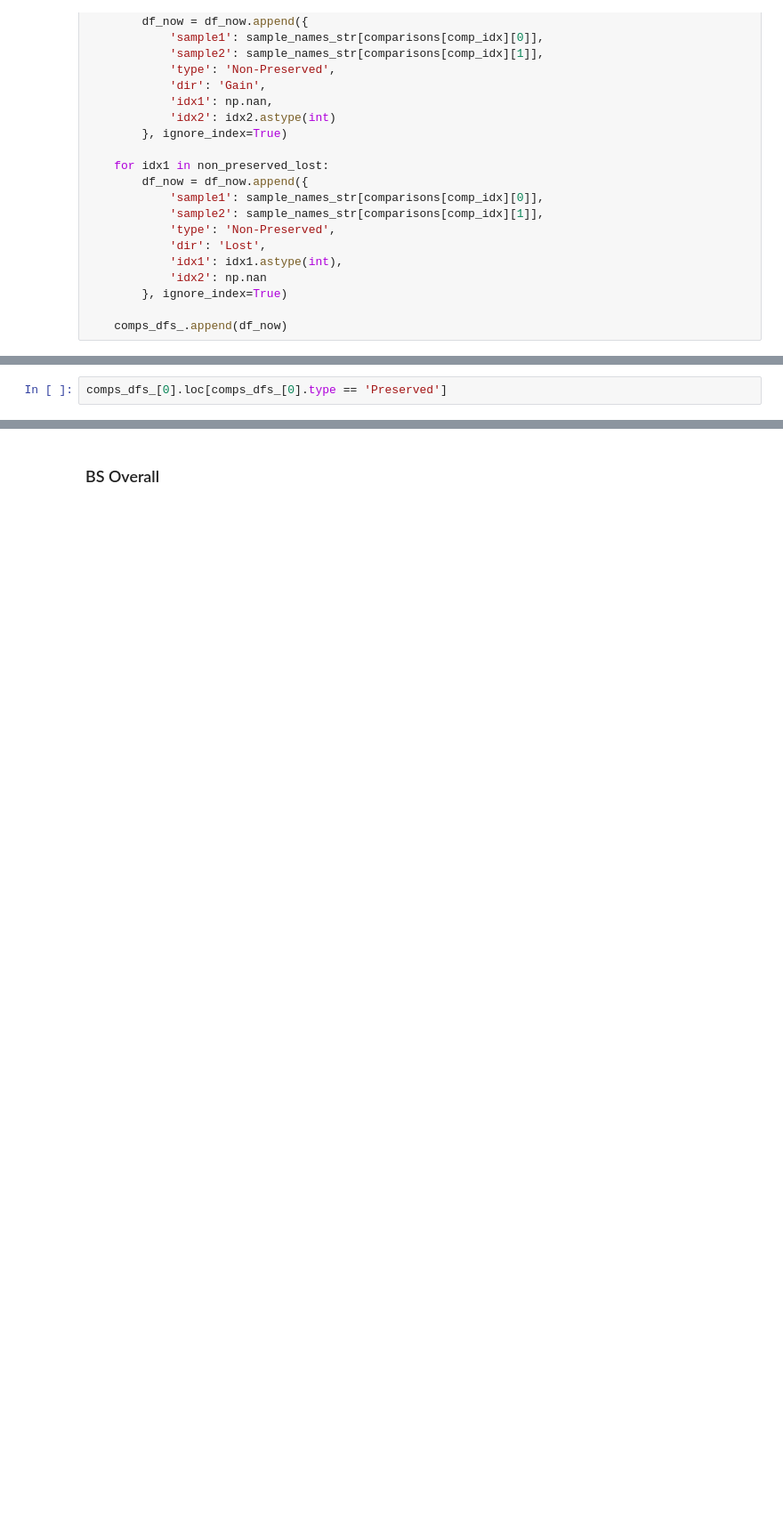
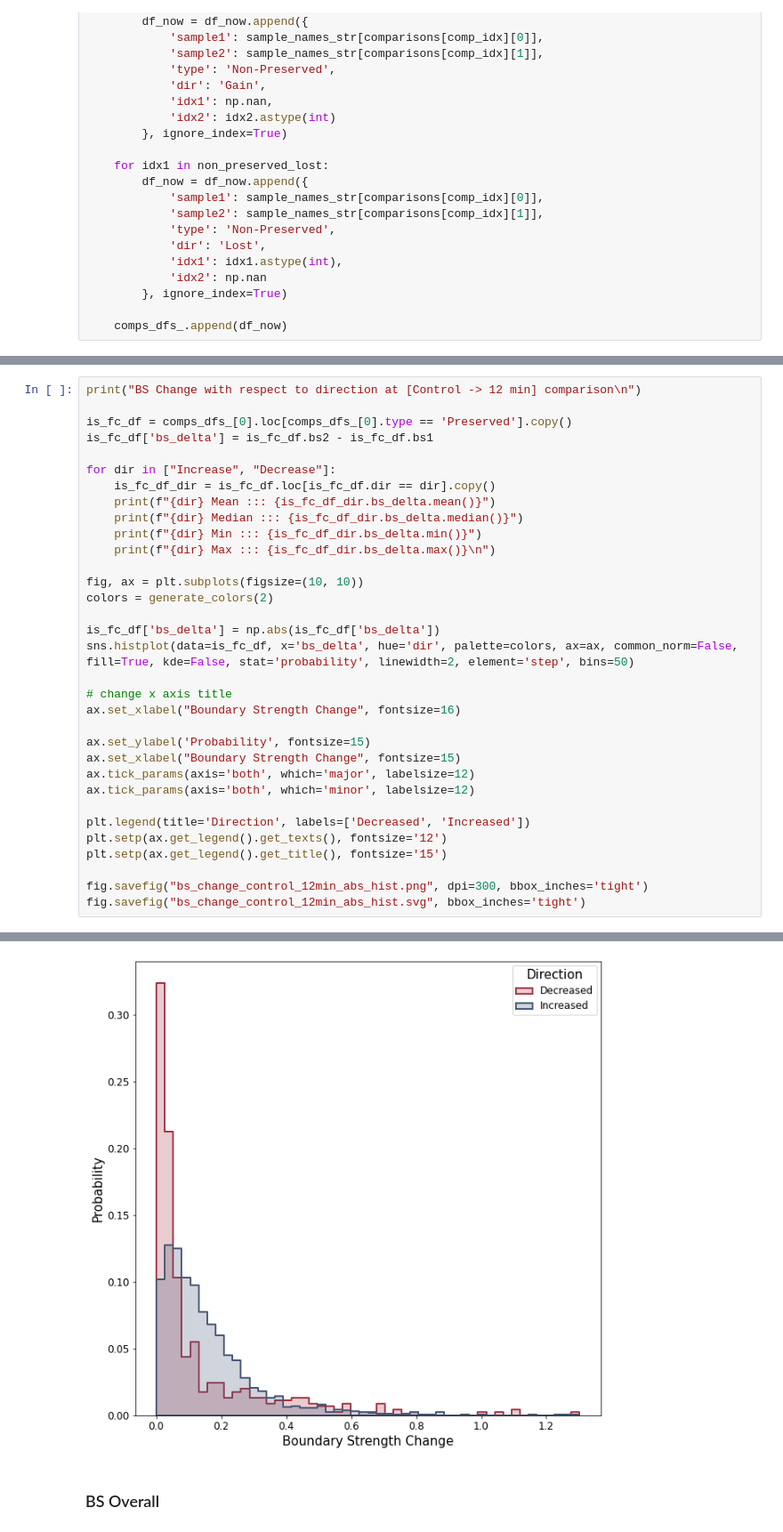
Before and after one commit to CompGenomeLab/uv-3d-ddr, a Jupyter notebook: 3d/boundaries/tads_rework.ipynb, the cells around one changed output, grey strips where cells are left out. Shown at 89% size. Cells and saved outputs as stored; diff of their text form; blank space fills up the shorter version.

```diff
--- a/3d/boundaries/tads_rework.ipynb
+++ b/3d/boundaries/tads_rework.ipynb
@@ -245,4 +263,36 @@ for idx_df, df in enumerate(comps_dfs_):
 
     df['comparison'] = comparisons_str[idx_df]
-# %%
-comps_dfs_[0].loc[comps_dfs_[0].type == 'Preserved']
+# %%
+print("BS Change with respect to direction at [Control -> 12 min] comparison\n")
+
+is_fc_df = comps_dfs_[0].loc[comps_dfs_[0].type == 'Preserved'].copy()
+is_fc_df['bs_delta'] = is_fc_df.bs2 - is_fc_df.bs1
+
+for dir in ["Increase", "Decrease"]:
+    is_fc_df_dir = is_fc_df.loc[is_fc_df.dir == dir].copy()
+    print(f"{dir} Mean ::: {is_fc_df_dir.bs_delta.mean()}")
+    print(f"{dir} Median ::: {is_fc_df_dir.bs_delta.median()}")
+    print(f"{dir} Min ::: {is_fc_df_dir.bs_delta.min()}")
+    print(f"{dir} Max ::: {is_fc_df_dir.bs_delta.max()}\n")
+
+fig, ax = plt.subplots(figsize=(10, 10))
+colors = generate_colors(2)
+
+is_fc_df['bs_delta'] = np.abs(is_fc_df['bs_delta'])
+sns.histplot(data=is_fc_df, x='bs_delta', hue='dir', palette=colors, ax=ax, common_norm=False, fill=True, kde=False, stat='probability', linewidth=2, element='step', bins=50)
+
+# change x axis title
+ax.set_xlabel("Boundary Strength Change", fontsize=16)
+
+ax.set_ylabel('Probability', fontsize=15)
+ax.set_xlabel("Boundary Strength Change", fontsize=15)
+ax.tick_params(axis='both', which='major', labelsize=12)
+ax.tick_params(axis='both', which='minor', labelsize=12)
+
+plt.legend(title='Direction', labels=['Decreased', 'Increased'])
+plt.setp(ax.get_legend().get_texts(), fontsize='12')
+plt.setp(ax.get_legend().get_title(), fontsize='15')
+
+fig.savefig("bs_change_control_12min_abs_hist.png", dpi=300, bbox_inches='tight')
+fig.savefig("bs_change_control_12min_abs_hist.svg", bbox_inches='tight')
+# %% [output]
@@ -249,2 +310,3 @@ comps_dfs_[0].loc[comps_dfs_[0].type == 'Preserved']
+[figure, added]
 # %% [markdown]
 ### BS Overall
```
Also changed, not shown: parts of 39 cells of this notebook, 9 other files.
